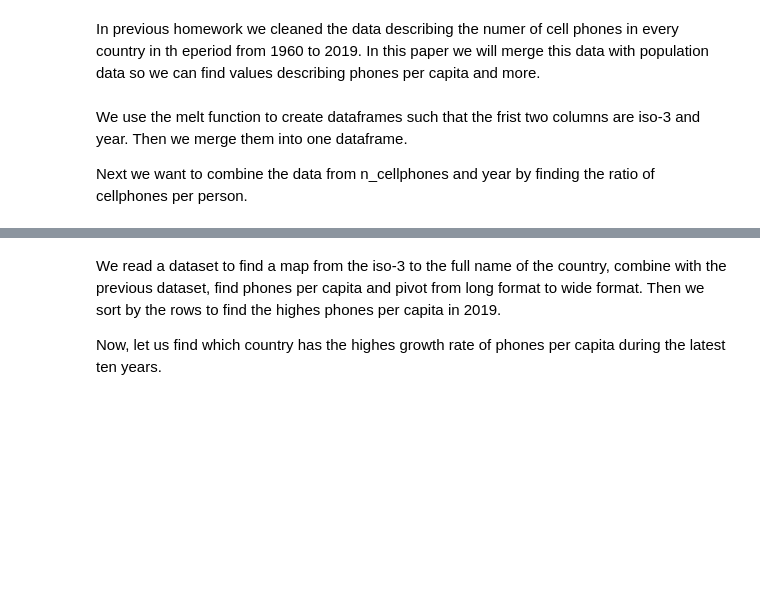
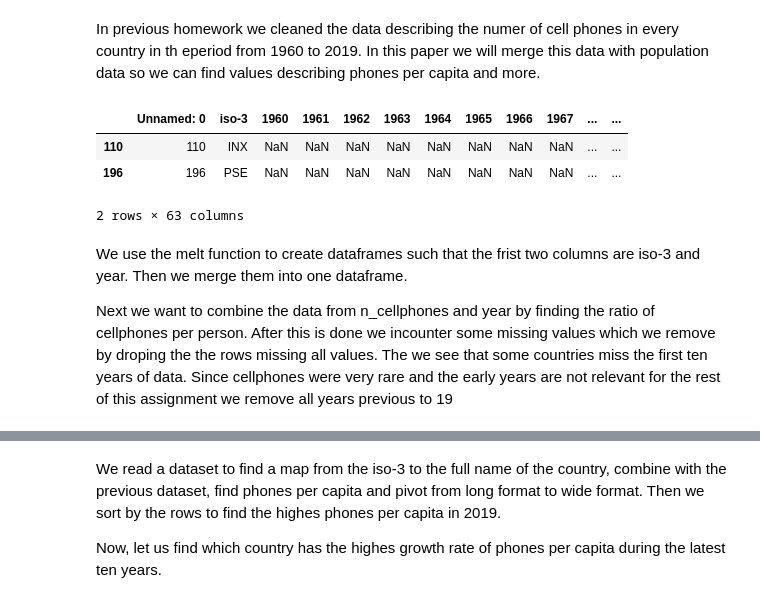
Before and after one commit to oscarsjostrand/su-mt4007, a Jupyter notebook: hw4/HW4.ipynb, the cells around one changed output, grey strips where cells are left out. Drawn from its saved outputs; the diff is of its cells as text; code cells hidden in the pictures; blank space fills up the shorter version.

```diff
--- a/hw4/HW4.ipynb
+++ b/hw4/HW4.ipynb
@@ -5,19 +5,25 @@ In previous homework we cleaned the data describing the numer of cell phones in
 # %%
 import pandas as pd
 import seaborn as sns
 import matplotlib.pyplot as plt
 
 cell_phones = pd.read_csv("clean_cell_phones.csv")
 pop = pd.read_csv("pop_data.csv")
 
 df1_long = cell_phones.melt(id_vars ='iso-3', var_name='year', value_name='n_cellphones')
 df2_long = pop.melt(id_vars='iso-3', var_name='year', value_name='population')
 
 merged = pd.merge(df1_long, df2_long, on = ['iso-3', 'year'], how="inner")
+merged
+# %% [output]
+|  | Unnamed: 0 | iso-3 | 1960 | 1961 | 1962 | 1963 | 1964 | 1965 | 1966 | 1967 | ... | ... |
+| 110 | 110 | INX | NaN | NaN | NaN | NaN | NaN | NaN | NaN | NaN | ... | ... |
+| 196 | 196 | PSE | NaN | NaN | NaN | NaN | NaN | NaN | NaN | NaN | ... | ... |
+2 rows × 63 columns
 # %% [markdown]
 We use the melt function to create dataframes such that the frist two columns are iso-3 and year. Then we merge them into one dataframe.
 
-Next we want to combine the data from n_cellphones and year by finding the ratio of cellphones per person.
+Next we want to combine the data from n_cellphones and year by finding the ratio of cellphones per person. After this is done we incounter some missing values which we remove by droping the the rows missing all values. The we see that some countries miss the first ten years of data. Since cellphones were very rare and the early years are not relevant for the rest of this assignment we remove all years previous to 19
 # %%
 country = pd.read_csv("country_data.csv")
 country_sub = country[['alpha-3', 'name']]
```
Also changed, not shown: parts of 4 cells of this notebook.
